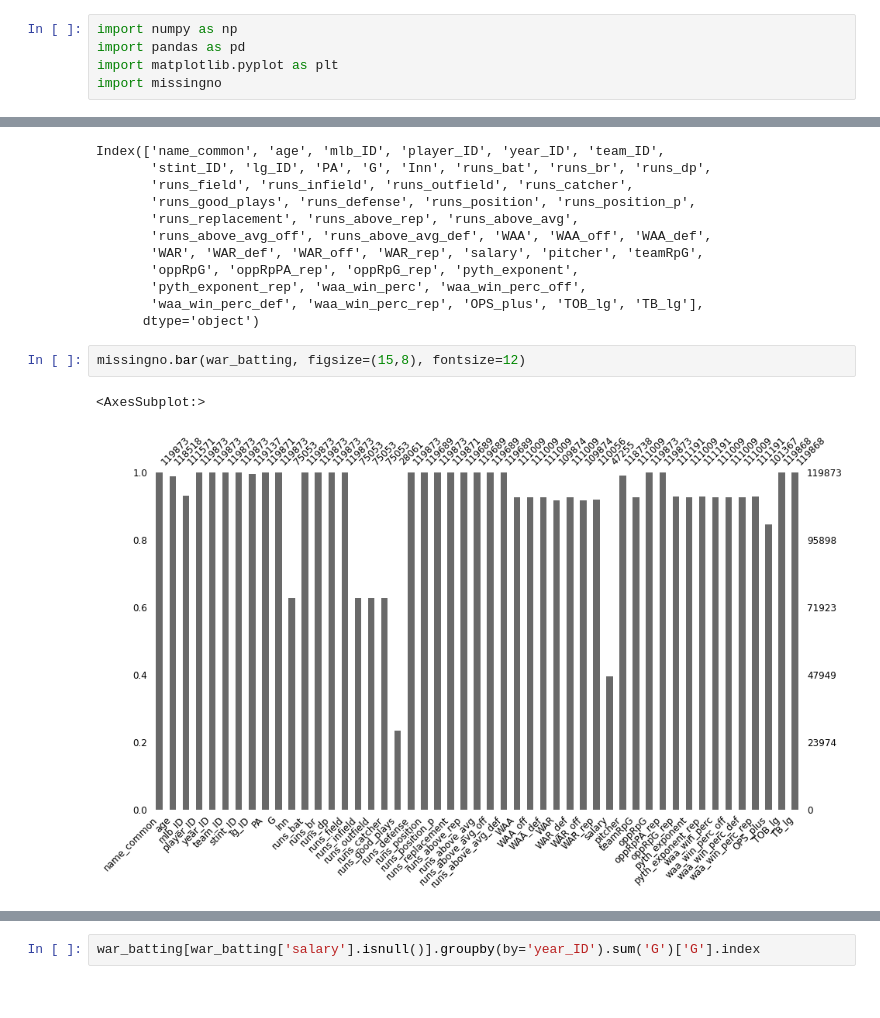
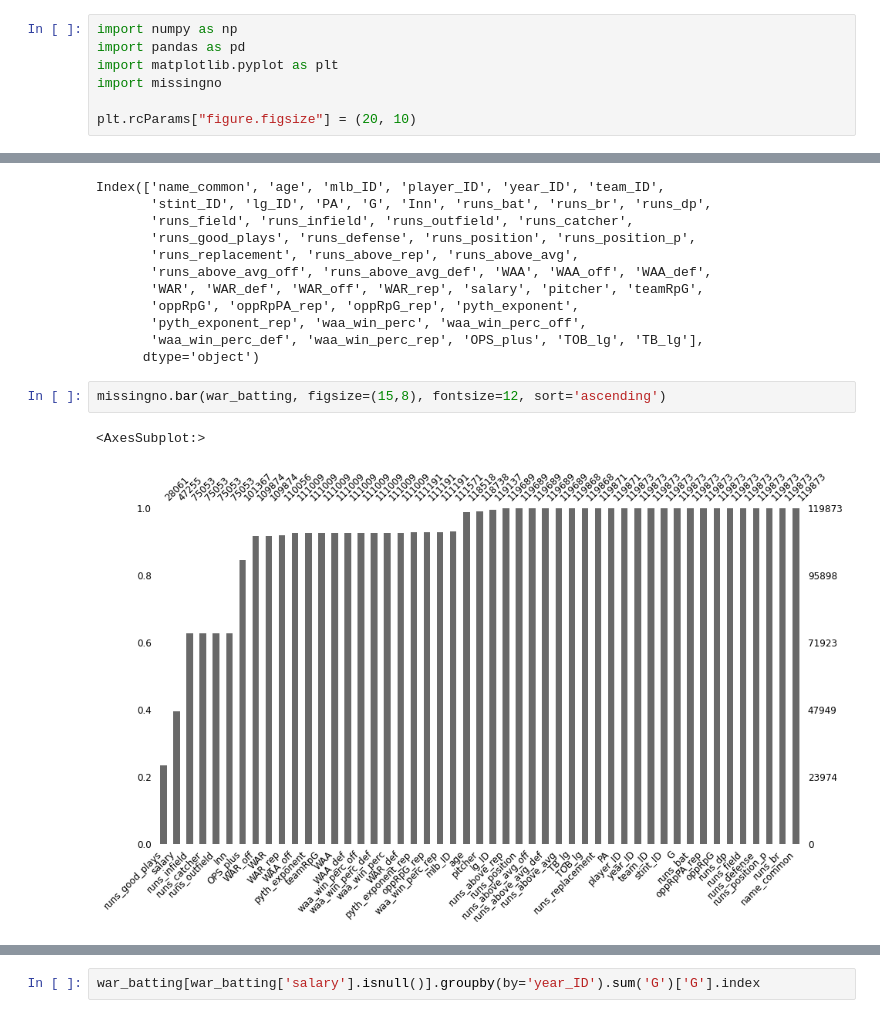
Before and after one commit to afspicciati/NYCDSA-Python-Data-Analysis-Project, a Jupyter notebook: project_bref.ipynb, the cells around one changed output, grey strips where cells are left out. Saved outputs shown, nothing was run; the diff lists cells and outputs as text.

```diff
--- a/project_bref.ipynb
+++ b/project_bref.ipynb
@@ -3,5 +3,7 @@ import numpy as np
 import pandas as pd
 import matplotlib.pyplot as plt
 import missingno
+
+plt.rcParams["figure.figsize"] = (20, 10)
 # %%
 war_batting = pd.read_csv('war_daily_bat.txt')
@@ -20,10 +23,10 @@ Index(['name_common', 'age', 'mlb_ID', 'player_ID', 'year_ID', 'team_ID',
        'waa_win_perc_def', 'waa_win_perc_rep', 'OPS_plus', 'TOB_lg', 'TB_lg'],
       dtype='object')
 # %%
-missingno.bar(war_batting, figsize=(15,8), fontsize=12)
+missingno.bar(war_batting, figsize=(15,8), fontsize=12, sort='ascending')
 # %% [output]
 <AxesSubplot:>
-[figure, old version]
+[figure, new version]
 # %%
 plt.bar(war_batting[~war_batting['salary'].isnull()].groupby(by='year_ID').count()['player_ID'].index, war_batting[~war_batting['salary'].isnull()].groupby(by='year_ID').count()['player_ID'])
 # %% [output]
```
Also changed, not shown: parts of 8 cells of this notebook, 1 other file.
